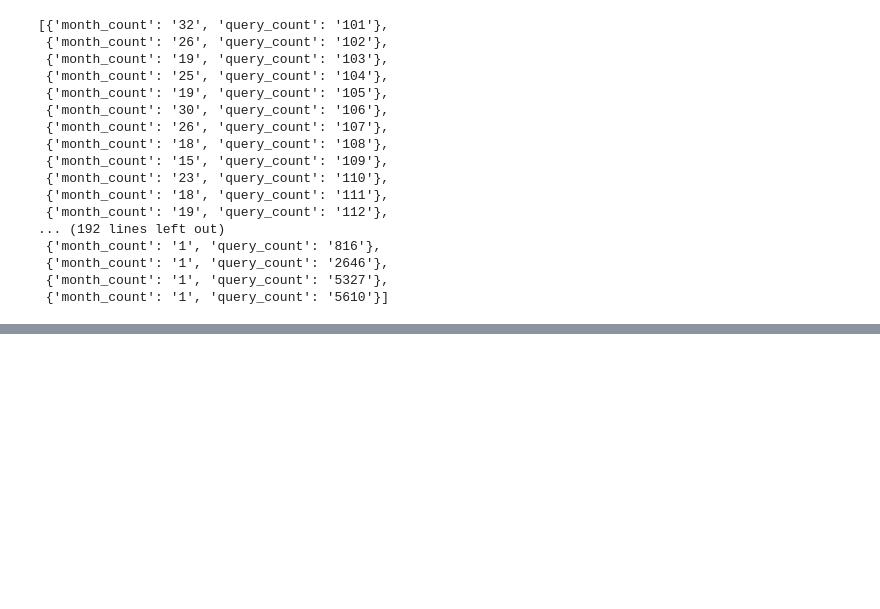
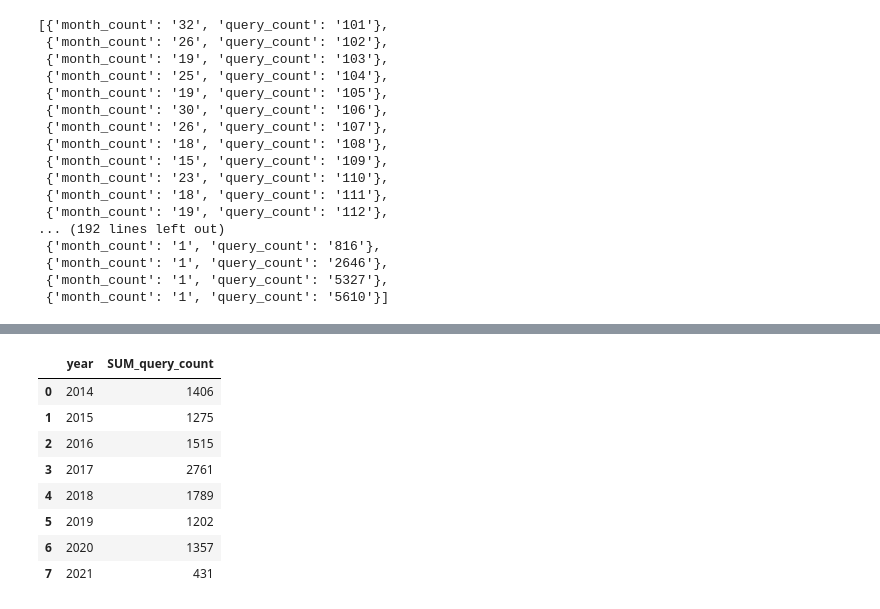
Before and after one commit to Erica-Ranck/socrata_api-Erica-Exotica, a Jupyter notebook: notebook/socrata.ipynb, the cells around one changed output, grey strips where cells are left out. Cells and saved outputs as stored; diff of their text form; code cells hidden in the pictures; blank space fills up the shorter version.

```diff
--- a/notebook/socrata.ipynb
+++ b/notebook/socrata.ipynb
@@ -139,0 +177,13 @@ var2
+# %%
+df3['SUM_query_count'] = df3['SUM_query_count'].astype(int)
+df3
+# %% [output]
+|  | year | SUM_query_count |
+| 0 | 2014 | 1406 |
+| 1 | 2015 | 1275 |
+| 2 | 2016 | 1515 |
+| 3 | 2017 | 2761 |
+| 4 | 2018 | 1789 |
+| 5 | 2019 | 1202 |
+| 6 | 2020 | 1357 |
+| 7 | 2021 | 431 |
```
Also changed, not shown: parts of 14 cells of this notebook.
